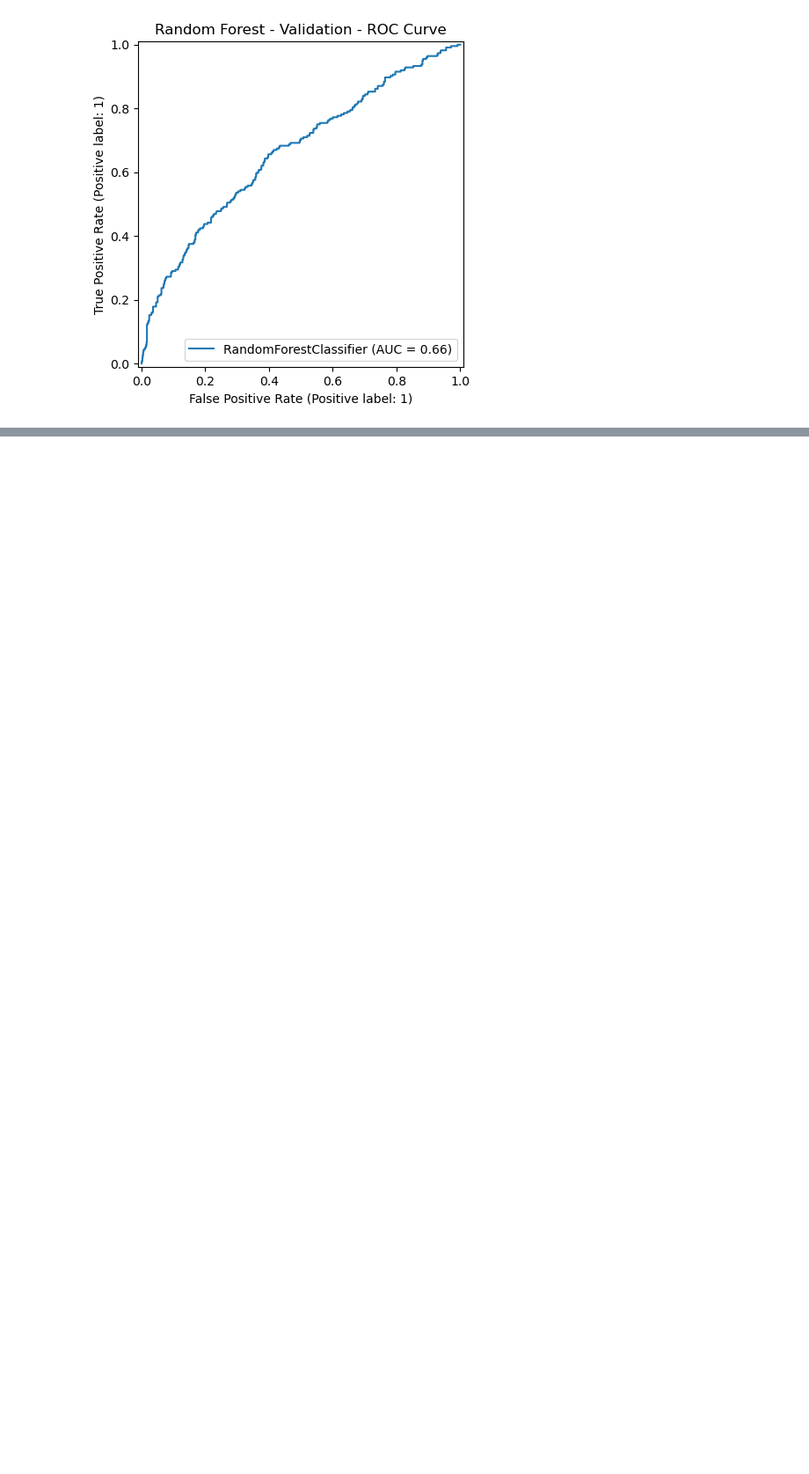
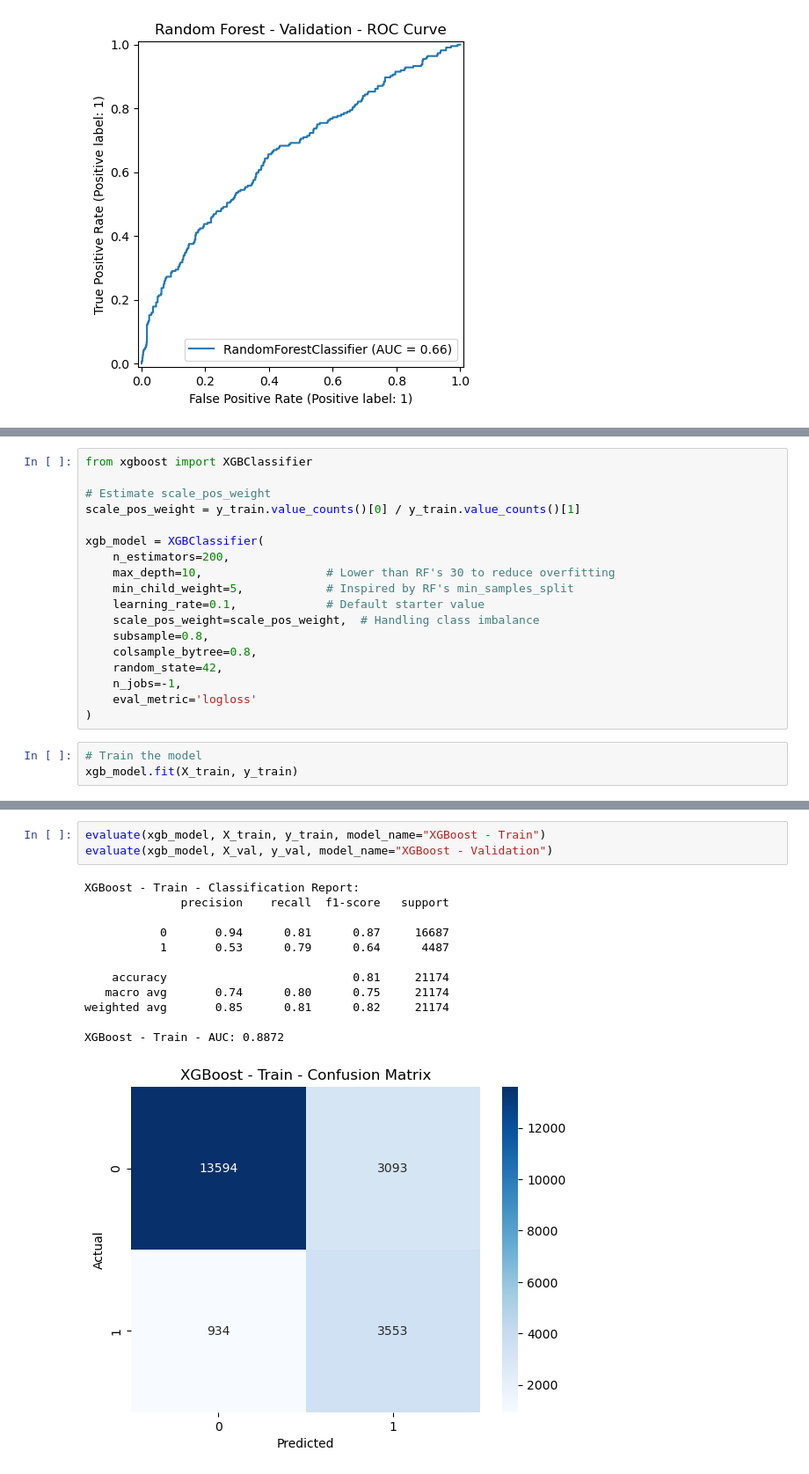
Before and after one commit to ppavank83/flight-delay-analytics, a Jupyter notebook: model_training/Model.ipynb, the cells around one changed output, grey strips where cells are left out. Shown at 88% size. Cells and saved outputs as stored; diff of their text form; blank space fills up the shorter version.

```diff
--- a/model_training/Model.ipynb
+++ b/model_training/Model.ipynb
@@ -394,0 +634,21 @@ evaluate(lr_model, X_val, y_val, "Random forest (balanced) - Validation")
+# %%
+from xgboost import XGBClassifier
+
+# Estimate scale_pos_weight
+scale_pos_weight = y_train.value_counts()[0] / y_train.value_counts()[1]
+
+xgb_model = XGBClassifier(
+    n_estimators=200,
+    max_depth=10,                  # Lower than RF's 30 to reduce overfitting
+    min_child_weight=5,            # Inspired by RF's min_samples_split
+    learning_rate=0.1,             # Default starter value
+    scale_pos_weight=scale_pos_weight,  # Handling class imbalance
+    subsample=0.8,
+    colsample_bytree=0.8,
+    random_state=42,
+    n_jobs=-1,
+    eval_metric='logloss'
+)
+# %%
+# Train the model
+xgb_model.fit(X_train, y_train)
@@ -394,0 +691,16 @@ evaluate(lr_model, X_val, y_val, "Random forest (balanced) - Validation")
+# %%
+evaluate(xgb_model, X_train, y_train, model_name="XGBoost - Train")
+evaluate(xgb_model, X_val, y_val, model_name="XGBoost - Validation")
+# %% [output]
+XGBoost - Train - Classification Report:
+              precision    recall  f1-score   support
+
+           0       0.94      0.81      0.87     16687
+           1       0.53      0.79      0.64      4487
+
+    accuracy                           0.81     21174
+   macro avg       0.74      0.80      0.75     21174
+weighted avg       0.85      0.81      0.82     21174
+
+XGBoost - Train - AUC: 0.8872
+[figure, added]
```
Also changed, not shown: parts of 27 cells of this notebook.
